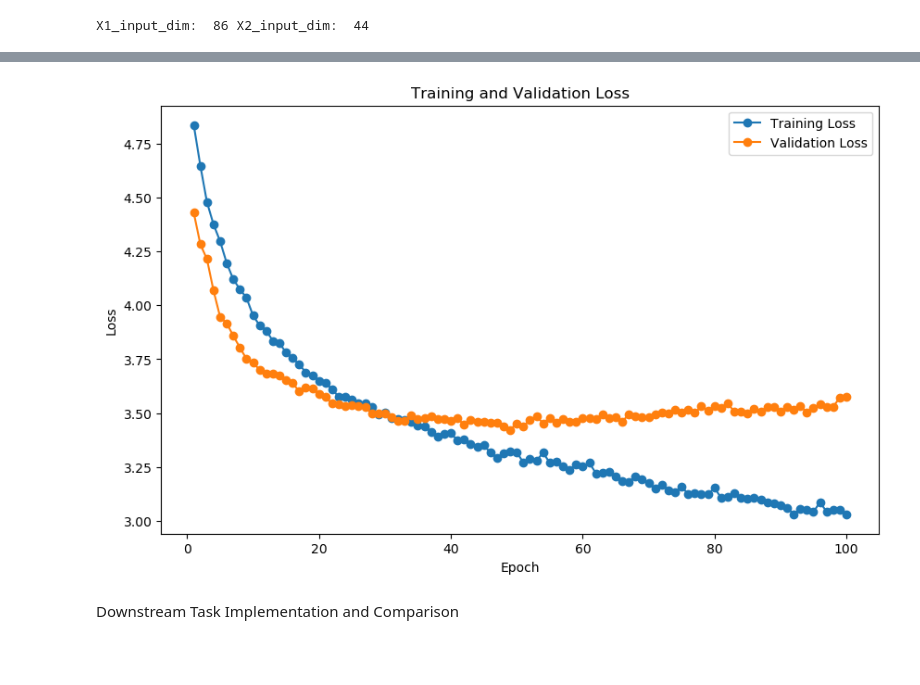
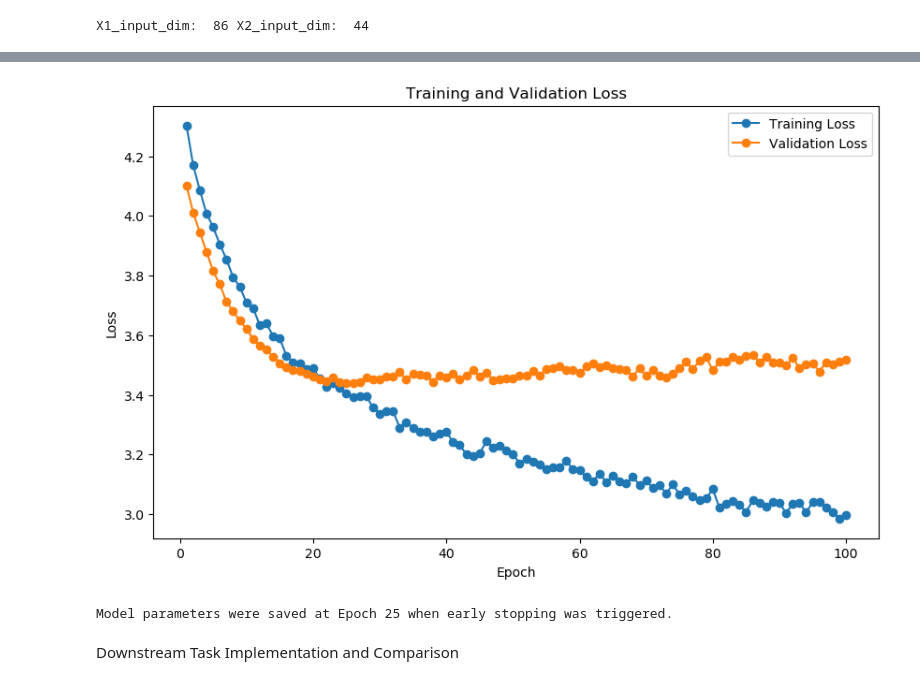
Before and after one commit to sizhe-chen11/contrastive-learning-disease, a Jupyter notebook: Model/model.ipynb, the cells around one changed output, grey strips where cells are left out. Saved outputs shown, nothing was run; the diff lists cells and outputs as text; code cells hidden in the pictures; blank space fills up the shorter version.

Commit message:
BDS-1 setup train eval function

```diff
--- a/Model/model.ipynb
+++ b/Model/model.ipynb
@@ -290,0 +252,35 @@ Epoch [100/100], Average validation Loss: 3.5767
+# %%
+encoder1.apply(init_weights)
+encoder2.apply(init_weights)
+num_epochs = 100
+
+train_losses = []
+val_losses = []
+best_val_loss = float('inf')
+patience_counter = 0
+patience = 5
+early_stopping_triggered = False
+saved_epoch = 0
+
+for epoch in range(num_epochs):
+    avg_train_loss = train_epoch_cl(encoder1, encoder2, train_loader, optimizer1, optimizer2, criterion)
+    train_losses.append(avg_train_loss)
+    print(f'Epoch [{epoch+1}/{num_epochs}], Average training Loss: {avg_train_loss:.4f}')
+
+    avg_val_loss = evaluate_epoch_cl(encoder1, encoder2, val_loader, criterion)
+    val_losses.append(avg_val_loss)
+    print(f'Epoch [{epoch+1}/{num_epochs}], Average validation Loss: {avg_val_loss:.4f}')
+
+    if avg_val_loss < best_val_loss:
+        best_val_loss = avg_val_loss
+        patience_counter = 0
+        torch.save(encoder1.state_dict(), 'best_encoder1.pth')
+        torch.save(encoder2.state_dict(), 'best_encoder2.pth')
+        saved_epoch = epoch + 1
+    else:
+        patience_counter += 1
+
+    if patience_counter >= patience:
+        if not early_stopping_triggered:
+            print(f"Early stopping triggered at Epoch {epoch+1}")
+            early_stopping_triggered = True
@@ -291,19 +305,25 @@ Epoch [100/100], Average validation Loss: 3.5767
 # %%
 # Plot
 import matplotlib.pyplot as plt
 
-epochs = range(1, num_epochs + 1)
+epochs = range(1, num_epochs  + 1)
 
 plt.figure(figsize=(10, 6))
 plt.plot(epochs, train_losses, 'o-', label='Training Loss')
 plt.plot(epochs, val_losses, 'o-', label='Validation Loss')
 plt.title('Training and Validation Loss')
 plt.xlabel('Epoch')
 plt.ylabel('Loss')
 plt.legend()
 plt.show()
+
+if early_stopping_triggered:
+    print(f"Model parameters were saved at Epoch {saved_epoch} when early stopping was triggered.")
+else:
+    print("Training completed without early stopping.")
 # %% [output]
-[figure, old version]
+[figure, new version]
+Model parameters were saved at Epoch 25 when early stopping was triggered.
 # %% [markdown]
 Downstream Task Implementation and Comparison
 # %%
```
Also changed, not shown: parts of 5 cells of this notebook, 3 other files.
